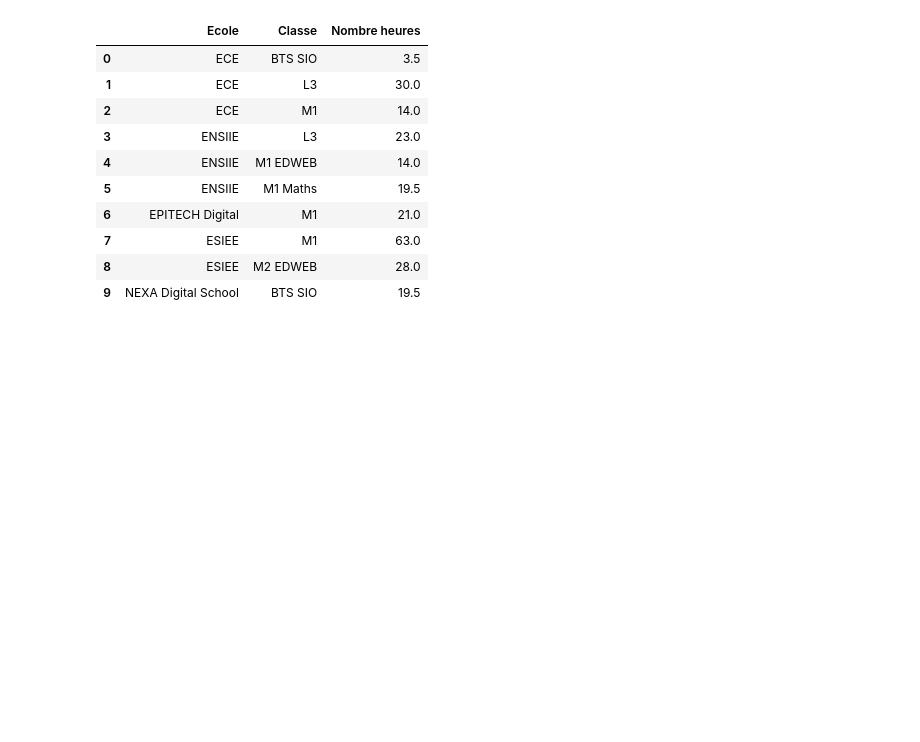
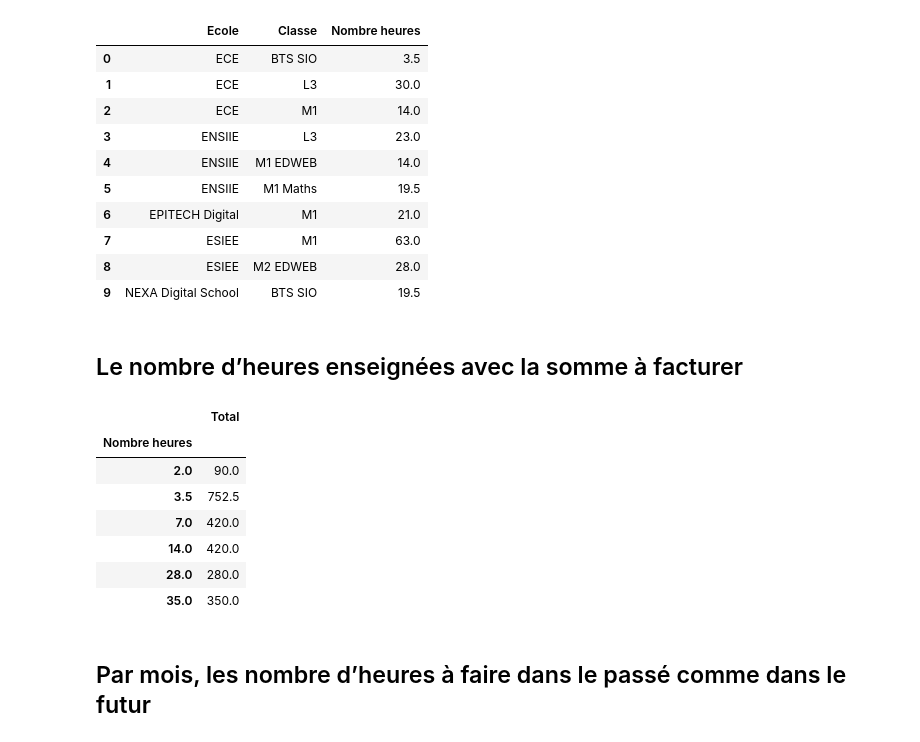
Before and after one commit to LudovicAns/manipulation-notion-api, a Jupyter notebook: Manipulation_Notion_API.ipynb, the cells around one changed output. Saved outputs shown, nothing was run; the diff lists cells and outputs as text; code cells hidden in the pictures; blank space fills up the shorter version.

```diff
--- a/Manipulation_Notion_API.ipynb
+++ b/Manipulation_Notion_API.ipynb
@@ -165,21 +165,25 @@ results
 # %% [markdown]
 Récupération depuis la réponse JSON, des valeurs utiles
 # %%
-results_json = []
-for result in results:
-    results_json.append({
-        "Ville": result['properties']['Ville']['select']['name'],
-        "Classe": result['properties']['Classe']['select']['name'],
-        "Date de fin": result['properties']['Date de fin']['date']['start'] if result['properties']['Date de fin']['date'] else None,
-        "Total": result['properties']['Total']['formula']['number'],
-        "Ecole": result['properties']['Ecole']['select']['name'],
-        "Nombre heures": result['properties']['Nombre heures']['number'],
-        "Facturé": result['properties']['Facturé']['checkbox'],
-        "Tarif horaire": result['properties']['Tarif horaire']['number'],
-        "A facturer": True if result['properties']['A facturer']['select']['name'] == "True" else False,
-        "Date de début": result['properties']['Date de début']['date']['start'],
-        "Cours": result['properties']['Cours']['title'][0]['plain_text'],
-    })
+def entries_to_json(results):
+    results_json = []
+    for result in results:
+        results_json.append({
+            "Ville": result['properties']['Ville']['select']['name'],
+            "Classe": result['properties']['Classe']['select']['name'],
+            "Date de fin": result['properties']['Date de fin']['date']['start'] if result['properties']['Date de fin']['date'] else None,
+            "Total": result['properties']['Total']['formula']['number'],
+            "Ecole": result['properties']['Ecole']['select']['name'],
+            "Nombre heures": result['properties']['Nombre heures']['number'],
+            "Facturé": result['properties']['Facturé']['checkbox'],
+            "Tarif horaire": result['properties']['Tarif horaire']['number'],
+            "A facturer": True if result['properties']['A facturer']['select']['name'] == "True" else False,
+            "Date de début": result['properties']['Date de début']['date']['start'],
+            "Cours": result['properties']['Cours']['title'][0]['plain_text'],
+        })
+    return results_json
+
+results_json = entries_to_json(results)
 results_json
 # %% [output]
 [{'Ville': 'Le Kremlin-Bicêtre',
@@ -254,3 +258,22 @@ df.groupby(['Ecole', 'Classe']).agg({
 | 7 | ESIEE | M1 | 63.0 |
 | 8 | ESIEE | M2 EDWEB | 28.0 |
 | 9 | NEXA Digital School | BTS SIO | 19.5 |
+# %% [markdown]
+## Le nombre d’heures enseignées avec la somme à facturer
+# %%
+df.groupby(["Nombre heures"]).agg({
+    'Total': "sum",
+}).rename(columns={
+    'Nombre heures': "Nombre d'heures enseignées",
+})
+# %% [output]
+|  | Total |
+| Nombre heures |  |
+| 2.0 | 90.0 |
+| 3.5 | 752.5 |
+| 7.0 | 420.0 |
+| 14.0 | 420.0 |
+| 28.0 | 280.0 |
+| 35.0 | 350.0 |
+# %% [markdown]
+## Par mois, les nombre d’heures à faire dans le passé comme dans le futur
```
